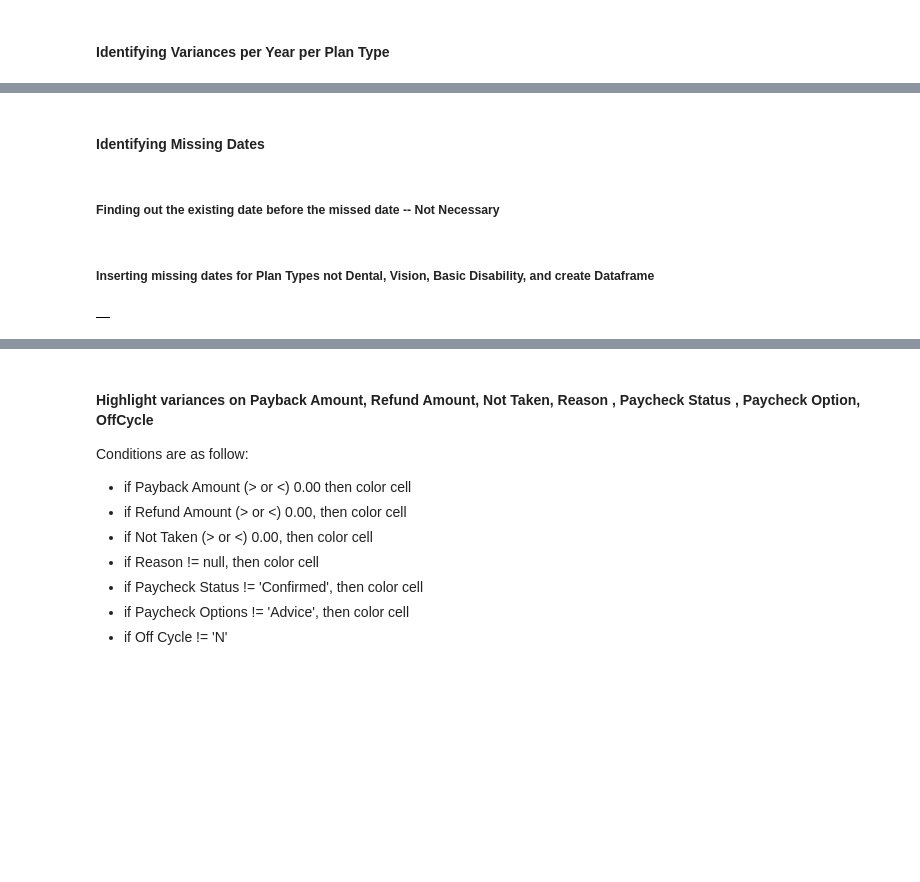
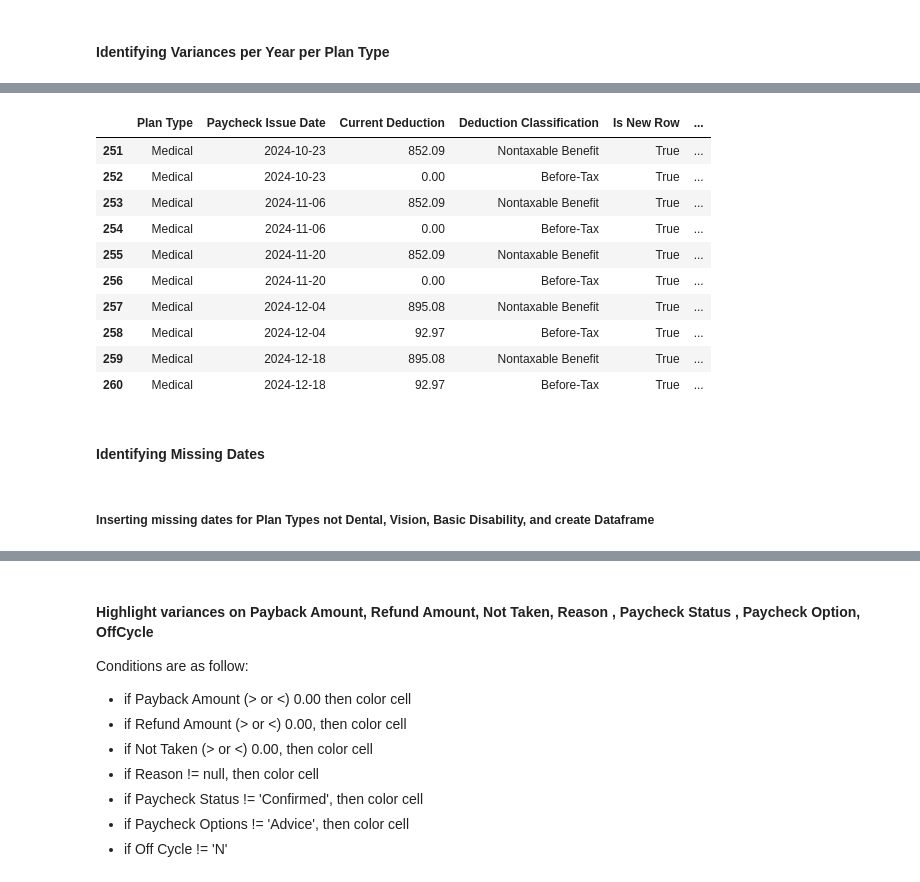
Before and after one commit to awidjaja1/RPA, a Jupyter notebook: Scripts/processing FIN001-report.ipynb, the cells around one changed output, grey strips where cells are left out. Drawn from its saved outputs; the diff is of its cells as text; code cells hidden in the pictures; blank space fills up the shorter version.

```diff
--- a/Scripts/processing FIN001-report.ipynb
+++ b/Scripts/processing FIN001-report.ipynb
@@ -5,7 +6,15 @@ from datetime import datetime
 <h4>Read FIN001 sample report and paycheck table</h4>
 # %%
 #FIN001filepath = r"C:\Users\awidjaja\Documents\RFL- POC\Input_Files\UC_FIN001_PAYCHECK_DEDUCTIONS_774084231.xls"
-FIN001filepath =r"C:\Users\awidjaja\Documents\RFL- POC\FIN001\FIN001_1.xls"
+FIN001filepath =r"C:\Users\awidjaja\Documents\RFL- POC\FIN001\UC_FIN001_PAYCHECK_DEDUCTIONS_10473193 - to be read by python.xls"
 df = pd.read_excel(FIN001filepath, header=1)
 paycheckfilepath=r"C:\Users\awidjaja\Documents\RFL- POC\Input_Files\BiWeekly Paycheck Dates.xlsx"
 dfPaycheck = pd.read_excel(paycheckfilepath)
+
+payGroup = df['Pay Group'].loc[0]
+payGroupType = 'Bi-Weekly'
+if payGroupType =='Bi-Weekly':
+    paycheckfilepath=r"C:\Users\awidjaja\Documents\RFL- POC\Input_Files\BiWeekly Paycheck Dates.xlsx"
+else:
+    paycheckfilepath=r"C:\Users\awidjaja\Documents\RFL- POC\Input_Files\Monthly Paycheck Dates.xlsx"
+dfPaycheck = pd.read_excel(paycheckfilepath)
@@ -33,7 +44,7 @@ selectedPlanTypes=[
 df['Paycheck Year'] = df['Paycheck Issue Date'].dt.year
 df['Paycheck Month'] = df['Paycheck Issue Date'].dt.month
 df = df.sort_values(by=['Plan Type', 'Paycheck Year','Paycheck Issue Date'])
-df['Deduction Variance'] = (df.groupby(['Paycheck Year','Plan Type'])['Current Deduction'].diff())
+df['Deduction Variance'] = (df.groupby(['Paycheck Year','Plan Type','Deduction Classification'])['Current Deduction'].diff())
 
 #### THIS ONLY APPLIES TO BIWEEKLY
 df['Deduction Variance'] = df.apply(
@@ -53,4 +64,4 @@ t_year ="2020"
 f_year = "%Y"
 d_year = datetime.strptime(t_year,f_year)
 print(d_year)
-df[['Paycheck Issue Date','Plan Type','Current Deduction','Deduction Variance','Paycheck Year']][(df['Paycheck Year']==d_year.year)]
+#df[['Paycheck Issue Date','Plan Type','Current Deduction','Deduction Variance','Paycheck Year']][(df['Paycheck Year']==d_year.year)]
@@ -57 +70,15 @@ df[['Paycheck Issue Date','Plan Type','Current Deduction','Deduction Variance','
+# %%
+df[['Plan Type','Paycheck Issue Date','Current Deduction','Deduction Classification','Is New Row','Deduction Variance']][(df['Plan Type']=='Medical')&(df['Is New Row']==True)]
+# %% [output]
+|  | Plan Type | Paycheck Issue Date | Current Deduction | Deduction Classification | Is New Row | ... |
+| 251 | Medical | 2024-10-23 | 852.09 | Nontaxable Benefit | True | ... |
+| 252 | Medical | 2024-10-23 | 0.00 | Before-Tax | True | ... |
+| 253 | Medical | 2024-11-06 | 852.09 | Nontaxable Benefit | True | ... |
+| 254 | Medical | 2024-11-06 | 0.00 | Before-Tax | True | ... |
+| 255 | Medical | 2024-11-20 | 852.09 | Nontaxable Benefit | True | ... |
+| 256 | Medical | 2024-11-20 | 0.00 | Before-Tax | True | ... |
+| 257 | Medical | 2024-12-04 | 895.08 | Nontaxable Benefit | True | ... |
+| 258 | Medical | 2024-12-04 | 92.97 | Before-Tax | True | ... |
+| 259 | Medical | 2024-12-18 | 895.08 | Nontaxable Benefit | True | ... |
+| 260 | Medical | 2024-12-18 | 92.97 | Before-Tax | True | ... |
 # %%
@@ -74,4 +106,2 @@ dfstyler222.to_excel("./test_color.xlsx",index=False)
 # %% [markdown]
 <h4>Identifying Missing Dates</h4>
-# %% [markdown]
-<h5>Finding out the existing date before the missed date -- Not Necessary </h5>
@@ -189,7 +198,7 @@ def insertMissingDates(group,Calendardf):
                     newRows.append(new_row2)
     return newRows
 # %%
-"""
+
 selectedPlans =[
 "Accident",
 "Basic Dependent Life",
@@ -198,16 +207,19 @@ selectedPlans =[
 "Employee & Dependent AD&D",
 "Exp Dependent Life - Child",
 "Exp Dependent Life - Spouse/DP",
-"General Deduction",
 "Hospital Indemnity",
 "Legal Insurance",
 "Medical",
 "Supplemental Life",
 "Voluntary LongTerm Disability",
-"Voluntary ShortTerm Disability"
+"Voluntary ShortTerm Disability",
+"Dental",
+"Life",
+"Basic Disability",
+"Vision"
 ]
-"""
-selectedPlans =['Medical','Legal Insurance','Critical Illness - EE (+Ch)','General Deduction','Dental','Vision']
+
+#selectedPlans =['Medical','Legal Insurance','Critical Illness - EE (+Ch)','General Deduction','Dental','Vision']
 # create 2 dataframes: Selected vs Other
 dfSelected = df[(df['Plan Type'].isin(selectedPlans))]
 dfOther =df[~(df['Plan Type'].isin(selectedPlans))]
@@ -220,5 +232,6 @@ for eachPlan in dfSelected['Plan Type'].unique():
         lInsertedMissingDates= insertMissingDates(dfSelected[(dfSelected['Plan Type']==eachPlan)],dfPaycheck['Bi-Weekly Paycheck Dates'])
     newPD = pd.DataFrame(lInsertedMissingDates)
     dfSelected= pd.concat([dfSelected,newPD], ignore_index=True)
+
+dfMaster = df
+df =pd.concat([dfSelected,dfOther],ignore_index=True)
-# %% [output]
-|  |
```
Also changed, not shown: parts of 11 cells of this notebook, 12 other files.
